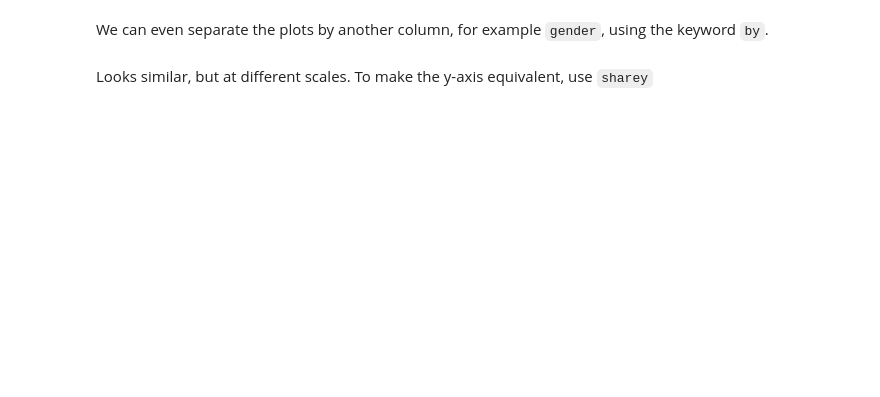
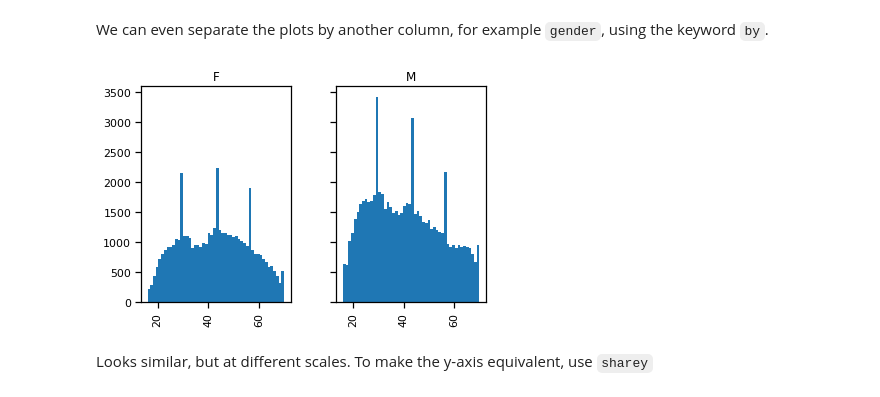
Before and after one commit to dirkhovy/PhDtextanalysis, a Jupyter notebook: 07_pandas/Pandas and databases.ipynb, the cells around one changed output. Drawn from its saved outputs; the diff is of its cells as text; code cells hidden in the pictures; blank space fills up the shorter version.

```diff
--- a/07_pandas/Pandas and databases.ipynb
+++ b/07_pandas/Pandas and databases.ipynb
@@ -252,7 +462,9 @@ df_no_nan.age.hist(bins=50);
 # %% [markdown]
 We can even separate the plots by another column, for example `gender`, using the keyword `by`.
 # %%
-df_no_nan.age.hist(by=df_no_nan.gender, bins=20);
+df_no_nan['age'].hist(by=df_no_nan['gender'], bins=50, sharey=True);
+# %% [output]
+[figure, added]
 # %% [markdown]
 Looks similar, but at different scales. To make the y-axis equivalent, use `sharey`
 # %%
```
Also changed, not shown: parts of 50 cells of this notebook, 3 other files.
